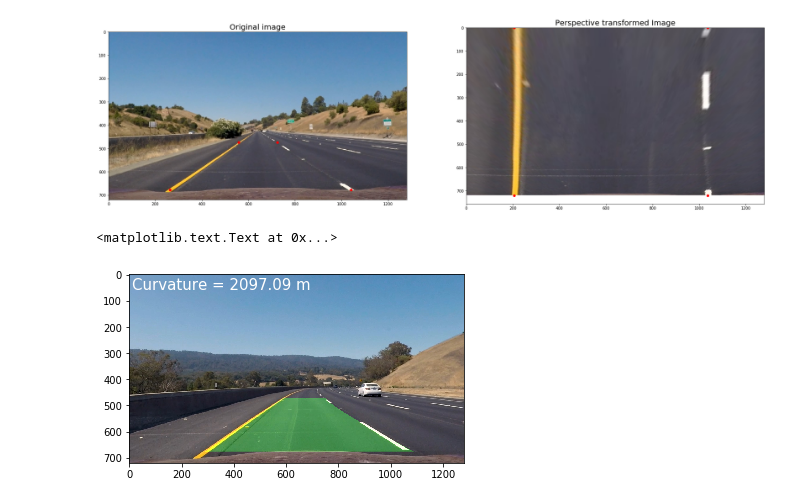
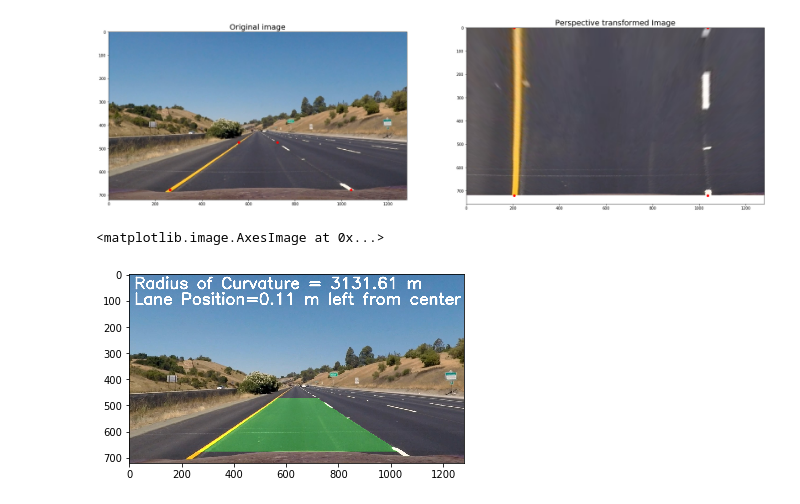
Before and after one commit to navinrahim/CarND-Advanced-Lane-Lines, a Jupyter notebook: Adv_Lane_finding.ipynb, the cells around one changed output. Drawn from its saved outputs; the diff is of its cells as text; code cells hidden in the pictures.

```diff
--- a/Adv_Lane_finding.ipynb
+++ b/Adv_Lane_finding.ipynb
@@ -186,6 +189,7 @@ def warp(image):
 
     return M,Minv
 
+image=mpimg.imread('test_images/straight_lines1.jpg')
 M,Minv=warp(image)
 # %%
 #Perspective Transform Test
@@ -209,12 +213,12 @@ plt.subplots_adjust(left=0., right=1, top=0.9, bottom=0.)
 # %% [output]
 [figure]
 # %%
-def first_fit_lane_line(binary_warped):
+def fit_lane_line(binary_warped):
 
     # Take a histogram of the bottom half of the image
     histogram = np.sum(binary_warped[(binary_warped.shape[0]//2):,:], axis=0)
 
-    # Create an output image to draw on and  visualize the result
+#         # Create an output image to draw on and  visualize the result
     out_img = np.dstack((binary_warped, binary_warped, binary_warped))*255
 
     # Find the peak of the left and right halves of the histogram
@@ -258,7 +262,7 @@ def first_fit_lane_line(binary_warped):
         win_xright_low = rightx_current - margin   #Left edge of right window
         win_xright_high = rightx_current + margin   #Right edge of right window
 
-        # Draw the windows on the visualization image
+#             # Draw the windows on the visualization image
         cv2.rectangle(out_img,(win_xleft_low,win_y_low),(win_xleft_high,win_y_high),(0,255,0), 2)   #Left Window
         cv2.rectangle(out_img,(win_xright_low,win_y_low),(win_xright_high,win_y_high),(0,255,0), 2)   #Right Window
 
@@ -290,4 +294,17 @@ def first_fit_lane_line(binary_warped):
     left_fit = np.polyfit(lefty, leftx, 2)
     right_fit = np.polyfit(righty, rightx, 2)
 
-    return left_fit,right_fit,out_img,leftx,lefty,rightx,righty
+    ploty = np.linspace(0, binary_warped.shape[0]-1, binary_warped.shape[0] )
+    left_fitx = left_fit[0]*ploty**2 + left_fit[1]*ploty + left_fit[2]
+    right_fitx = right_fit[0]*ploty**2 + right_fit[1]*ploty + right_fit[2]
+
+    out_img[lefty, leftx] = [255, 0, 0]
+    out_img[righty, rightx] = [0, 0, 255]
+    plt.imshow(out_img)
+    plt.plot(left_fitx, ploty, color='yellow')
+    plt.plot(right_fitx, ploty, color='yellow')
+    plt.xlim(0, 1280)
+    plt.ylim(720, 0)
+    plt.show()
+
+    return left_fit,right_fit,leftx,lefty,rightx,righty
@@ -351,7 +341,6 @@ def unwarped_highlighted(warped_img,left_fitx,right_fitx,ploty,Minv,undist):
     # Draw the lane onto the warped blank image
     cv2.fillPoly(color_warp, np.int_([pts]), (0,255, 0))
 
-    plt.imshow(color_warp)
     # Warp the blank back to original image space using inverse perspective matrix (Minv)
     newwarp = cv2.warpPerspective(color_warp, Minv, (undist.shape[1], undist.shape[0]))
     # Combine the result with the original image
@@ -415,27 +409,26 @@ def adv_lane_find(image,mtx,dist,M,Minv,frame=1,left_fit=0,right_fit=0):
 # %%
-image=mpimg.imread('test_images/test3.jpg')
-final_out,curvature_val,left_fit,right_fit=adv_lane_find(image,mtx,dist,M,Minv) #image,mtx,dist,M,Minv,frame=1,left_fit=0,right_fit=0
+image=mpimg.imread('test_images/straight_lines1.jpg')
+frame=1
+final_out=adv_lane_find(image) #image,mtx,dist,M,Minv,frame=1,left_fit=0,right_fit=0
 
 #left_fit,right_fit,out_img,leftx,lefty,rightx,righty=first_fit_lane_line(out)
 
 # fit_lane_lines_from_prev(out,left_fit,right_fit)
 
 #Generate x and y values for plotting
 # ploty = np.linspace(0, out.shape[0]-1, out.shape[0] )
 # left_fitx = left_fit[0]*ploty**2 + left_fit[1]*ploty + left_fit[2]
 # right_fitx = right_fit[0]*ploty**2 + right_fit[1]*ploty + right_fit[2]
 
 # out_img[lefty, leftx] = [255, 0, 0]
 # out_img[righty, rightx] = [0, 0, 255]
 # plt.imshow(out_img)
 # plt.plot(left_fitx, ploty, color='yellow')
 # plt.plot(right_fitx, ploty, color='yellow')
 # plt.xlim(0, 1280)
 # plt.ylim(720, 0)
 
 plt.imshow(final_out)
-plt.text(10, 10, 'Curvature = '+str(curvature_val)+' m',
-        verticalalignment='top', horizontalalignment='left',color='white', fontsize=15)
 # %% [output]
-<matplotlib.text.Text at 0x...>
+<matplotlib.image.AxesImage at 0x...>
-[figure, old version]
+[figure, new version]
```
Also changed, not shown: parts of 7 cells of this notebook.
